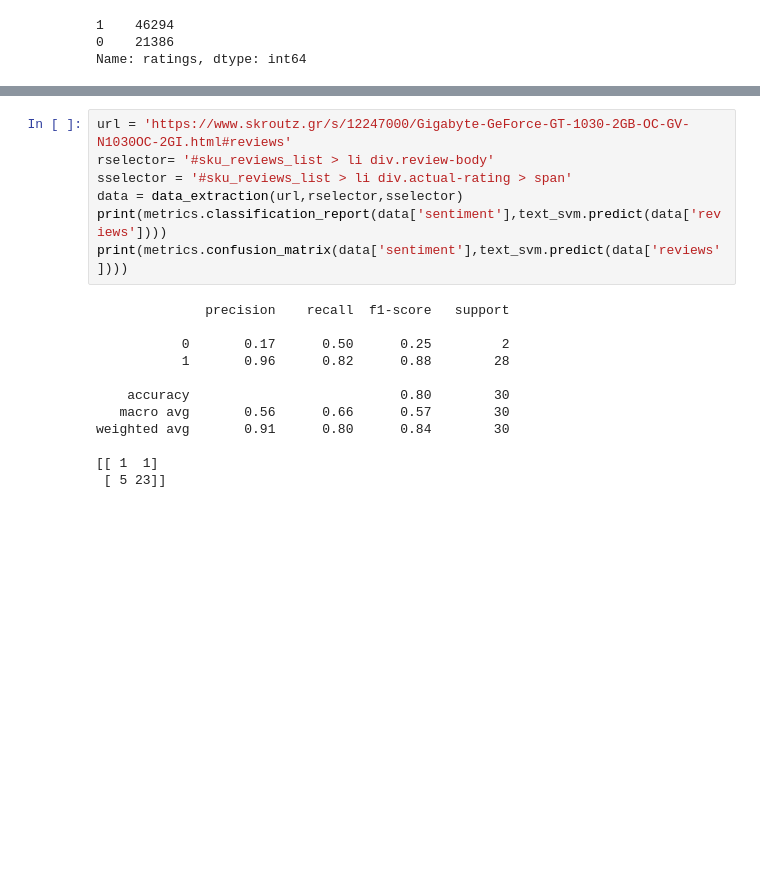
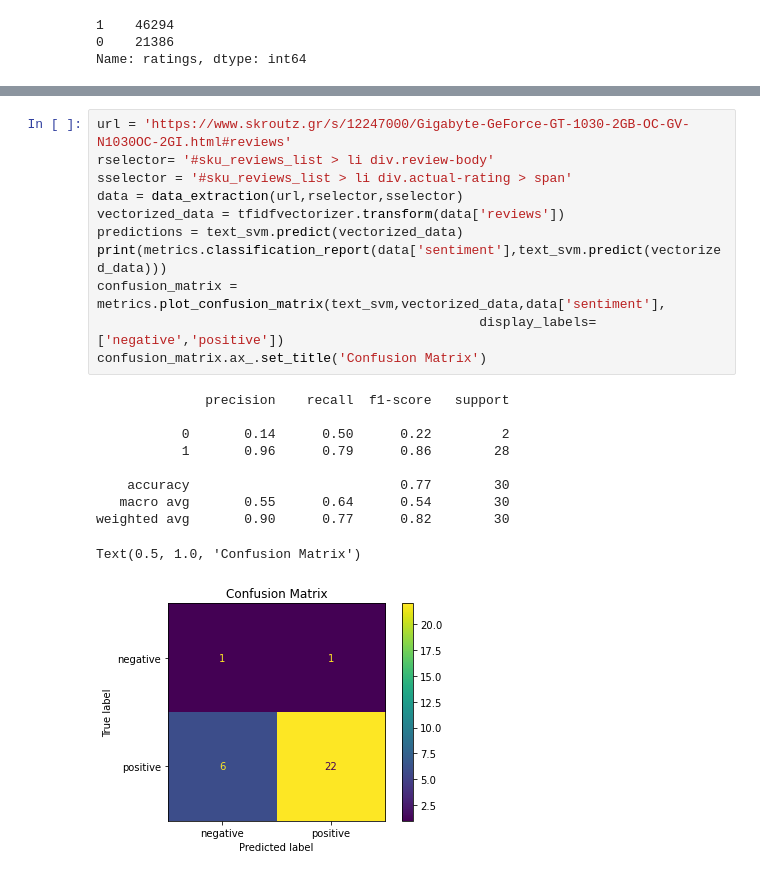
Before and after one commit to JoKoum/Machine-Learning-Project, a Jupyter notebook: Analyze-review-sentiment.ipynb, the cells around one changed output, grey strips where cells are left out. Drawn from its saved outputs; the diff is of its cells as text; blank space fills up the shorter version.

```diff
--- a/Analyze-review-sentiment.ipynb
+++ b/Analyze-review-sentiment.ipynb
@@ -693,22 +641,25 @@ weighted avg       0.67      0.67      0.67        30
 # %%
 url = 'https://www.skroutz.gr/s/12247000/Gigabyte-GeForce-GT-1030-2GB-OC-GV-N1030OC-2GI.html#reviews'
 rselector= '#sku_reviews_list > li div.review-body'
 sselector = '#sku_reviews_list > li div.actual-rating > span'
 data = data_extraction(url,rselector,sselector)
-print(metrics.classification_report(data['sentiment'],text_svm.predict(data['reviews'])))
-print(metrics.confusion_matrix(data['sentiment'],text_svm.predict(data['reviews'])))
+vectorized_data = tfidfvectorizer.transform(data['reviews'])
+predictions = text_svm.predict(vectorized_data)
+print(metrics.classification_report(data['sentiment'],text_svm.predict(vectorized_data)))
+confusion_matrix = metrics.plot_confusion_matrix(text_svm,vectorized_data,data['sentiment'],
+                                                 display_labels=['negative','positive'])
+confusion_matrix.ax_.set_title('Confusion Matrix')
 # %% [output]
               precision    recall  f1-score   support
 
-           0       0.17      0.50      0.25         2
-           1       0.96      0.82      0.88        28
+           0       0.14      0.50      0.22         2
+           1       0.96      0.79      0.86        28
 
-    accuracy                           0.80        30
-   macro avg       0.56      0.66      0.57        30
-weighted avg       0.91      0.80      0.84        30
-
-[[ 1  1]
- [ 5 23]]
+    accuracy                           0.77        30
+   macro avg       0.55      0.64      0.54        30
+weighted avg       0.90      0.77      0.82        30
+Text(0.5, 1.0, 'Confusion Matrix')
+[figure, added]
 # %%
 url = 'https://www.skroutz.gr/s/5281582/Adidas-Stan-Smith-M20325.html#reviews'
 rselector= '#sku_reviews_list > li div.review-body'
```
Also changed, not shown: parts of 27 cells of this notebook.
